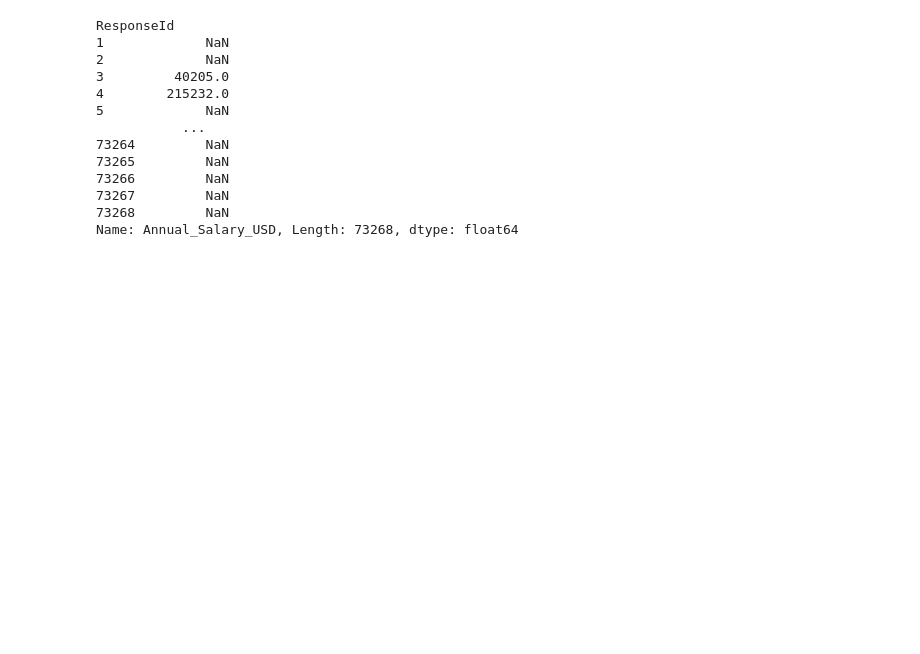
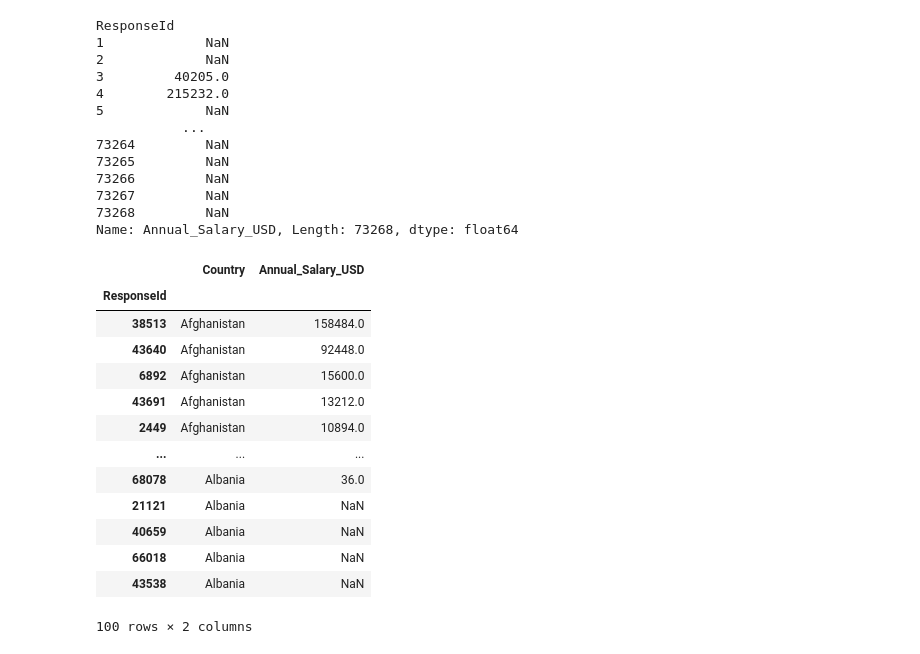
Before and after one commit to MohamoudAli12/PythonCodes, a Jupyter notebook: Data/StackOverFlowSurvey.ipynb, the cells around one changed output. Cells and saved outputs as stored; diff of their text form; code cells hidden in the pictures; blank space fills up the shorter version.

```diff
--- a/Data/StackOverFlowSurvey.ipynb
+++ b/Data/StackOverFlowSurvey.ipynb
@@ -164,3 +164,21 @@ ResponseId
 73267         NaN
 73268         NaN
 Name: Annual_Salary_USD, Length: 73268, dtype: float64
+# %%
+df.sort_values(by=['Country', 'Annual_Salary_USD'],ascending=[True, False],inplace=True)
+df[['Country', 'Annual_Salary_USD']].head(100)
+# %% [output]
+|  | Country | Annual_Salary_USD |
+| ResponseId |  |  |
+| 38513 | Afghanistan | 158484.0 |
+| 43640 | Afghanistan | 92448.0 |
+| 6892 | Afghanistan | 15600.0 |
+| 43691 | Afghanistan | 13212.0 |
+| 2449 | Afghanistan | 10894.0 |
+| ... | ... | ... |
+| 68078 | Albania | 36.0 |
+| 21121 | Albania | NaN |
+| 40659 | Albania | NaN |
+| 66018 | Albania | NaN |
+| 43538 | Albania | NaN |
+100 rows × 2 columns
```
Also changed, not shown: parts of 3 cells of this notebook.
